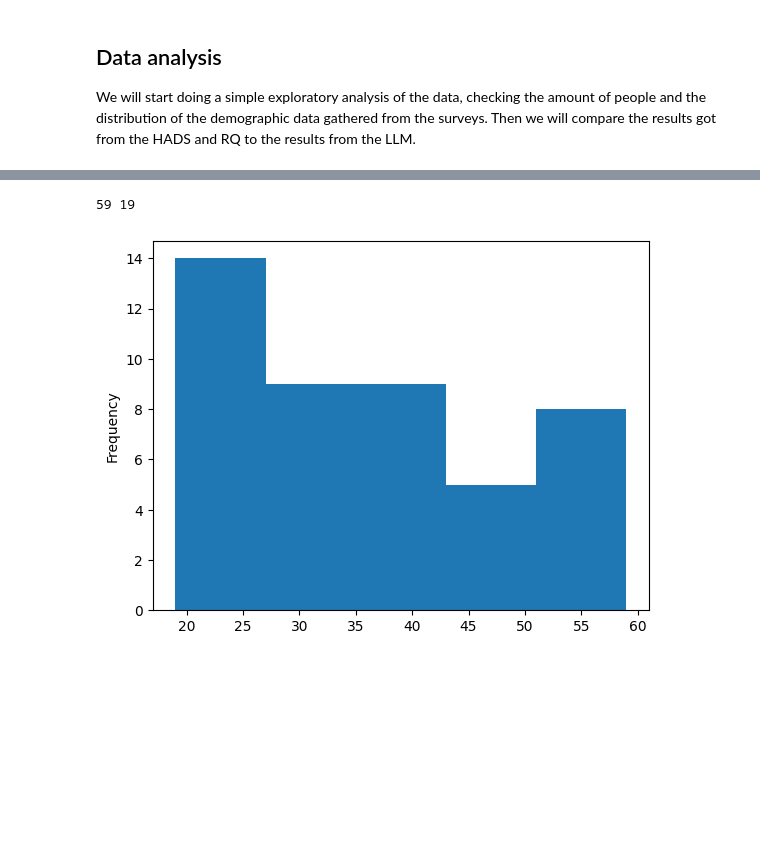
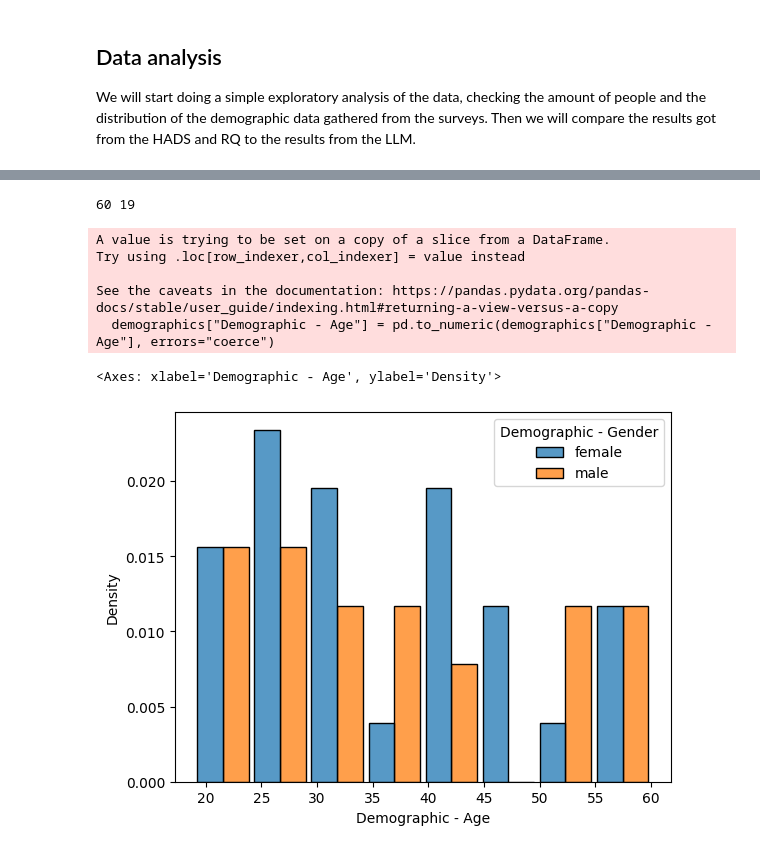
Before and after one commit to Zelev/attachment-jupyter, a Jupyter notebook: Attachment transcription service.ipynb, the cells around one changed output, grey strips where cells are left out. Drawn from its saved outputs; the diff is of its cells as text; code cells hidden in the pictures; blank space fills up the shorter version.

Commit message:
Add extra Modelfiles and more analysis

```diff
--- a/Attachment transcription service.ipynb
+++ b/Attachment transcription service.ipynb
@@ -482,5 +509,8 @@ We want to address two specific questions:
 In order to answer those questions the data should be grouped per image and per question to gather the average and compare
 # %%
 # Load the answers from the json lines file
-with open(f"raw_answers-2024-05-27--20-23.json", "r") as answers_file:
+# This allows to continue the processing after manual cleaning and allows to not run the model again
+with open(f"raw_answers-2024-05-30--00-09-v0.6 model.json", "r") as answers_file:
     full_answers = json.load(answers_file)
+
+print(len(full_answers))
@@ -622,13 +690,18 @@ Name: count, dtype: int64
 # %%
 # Get the max and min age
 print(demographics["Demographic - Age"].max(), demographics["Demographic - Age"].min())
 
-# graph and histogram of the ages
-import matplotlib.pyplot as plt
+# convert the age to a numeric value
+demographics["Demographic - Age"] = pd.to_numeric(demographics["Demographic - Age"], errors="coerce")
 
-demographics["Demographic - Age"].astype(int).plot.hist(bins=5)
-
-plt.show()
+# graph an histogram of the ages
+sns.histplot(data=demographics, x="Demographic - Age",  binwidth=5, hue="Demographic - Gender", multiple="dodge", shrink=0.9, stat="density")
 # %% [output]
-59 19
+60 19
+A value is trying to be set on a copy of a slice from a DataFrame.
+Try using .loc[row_indexer,col_indexer] = value instead
+
+See the caveats in the documentation: https://pandas.pydata.org/pandas-docs/stable/user_guide/indexing.html#returning-a-view-versus-a-copy
+  demographics["Demographic - Age"] = pd.to_numeric(demographics["Demographic - Age"], errors="coerce")
+<Axes: xlabel='Demographic - Age', ylabel='Density'>
-[figure, old version]
+[figure, new version]
```
Also changed, not shown: parts of 20 cells of this notebook, 4 other files.
